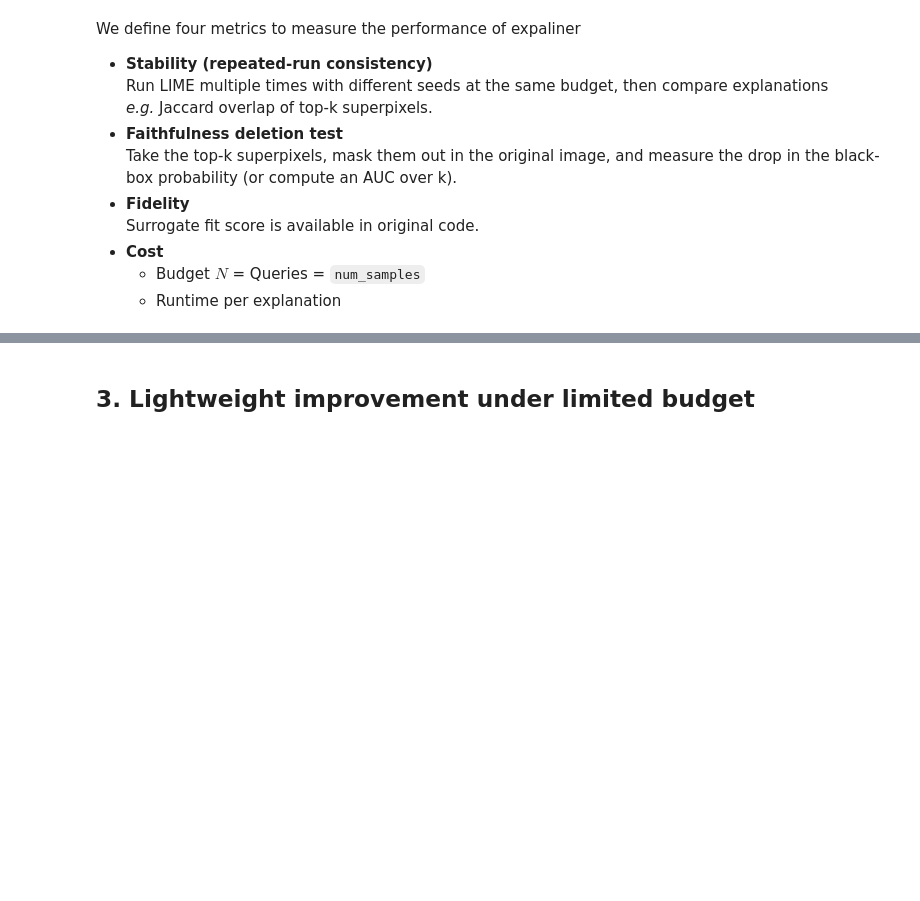
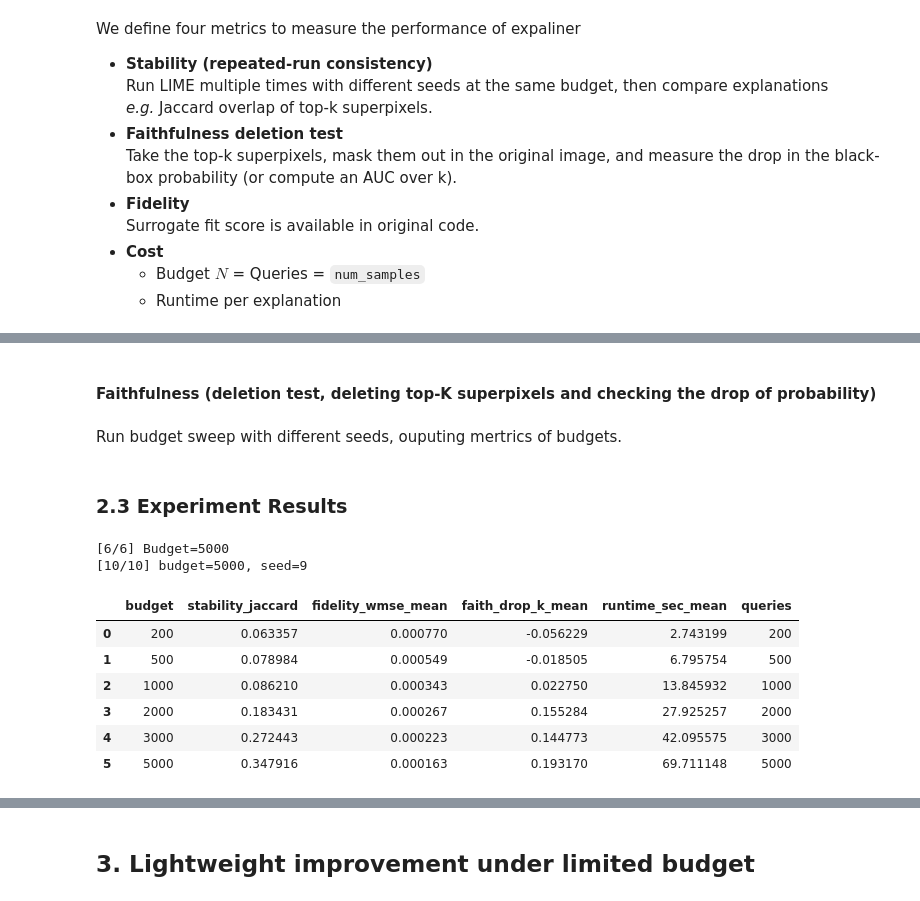
Before and after one commit to QihangFeng/Reliable-LIME-under-Query-Budget-Constraints, a Jupyter notebook: lime_budget_constraints.ipynb, the cells around one changed output, grey strips where cells are left out. Drawn from its saved outputs; the diff is of its cells as text; code cells hidden in the pictures; blank space fills up the shorter version.

Commit message:
Implement four metrics

```diff
--- a/lime_budget_constraints.ipynb
+++ b/lime_budget_constraints.ipynb
@@ -730,7 +741,7 @@ plt.show()
 # %% [output]
 [figure]
 # %%
-BUDGET = 2000
+BUDGET = 200
 explainer = LimeImageExplainer(random_state=0)
 explanation = explainer.explain_instance(
     img,
@@ -899,0 +1013,4 @@ We define four metrics to measure the performance of expaliner
+# %%
+r = run_lime_image_once_fixed_label(img, classifier_fn, segmentation_fn, budget=200, label_to_explain=ref_label, seed=0)
+print(r["exp"]._debug_easy_models.keys())
+print("wmse:", fidelity_wmse_from_run(r, ref_label))
@@ -899,0 +1040,30 @@ We define four metrics to measure the performance of expaliner
+# %% [markdown]
+#### **Faithfulness** (deletion test, deleting top-K superpixels and checking the drop of probability)
+# %%
+def mask_superpixels(img, segments, sp_ids, hide_color=0):
+    out = img.copy()
+    if np.isscalar(hide_color):
+        fill = np.array([hide_color, hide_color, hide_color], dtype=out.dtype)
+    else:
+        fill = np.array(hide_color, dtype=out.dtype).reshape(3,)
+    m = np.isin(segments, np.array(sp_ids, dtype=int))
+    out[m] = fill
+    return out
+
+def deletion_test(img, segments, classifier_fn, label, topk_ids, hide_color=0, k=10):
+    p0 = float(classifier_fn(img[None, ...])[0, label])
+    probs = [p0]
+    for m in range(1, k + 1):
+        img_del = mask_superpixels(img, segments, topk_ids[:m], hide_color=hide_color)
+        pm = float(classifier_fn(img_del[None, ...])[0, label])
+        probs.append(pm)
+
+    probs = np.array(probs, dtype=float)
+    drops = probs[0] - probs
+
+    x = np.linspace(0, 1, k + 1)
+    drop_k = float(drops[-1])
+
+    return drop_k
+# %% [markdown]
+Run budget sweep with different seeds, ouputing mertrics of budgets.
@@ -899,0 +1135,23 @@ We define four metrics to measure the performance of expaliner
+# %% [markdown]
+### 2.3 Experiment Results
+# %%
+budgets = [200, 500, 1000, 2000, 3000, 5000]
+seeds = list(range(10))
+segments, segmentation_fn = make_fixed_segmentation_fn(img, n_segments=100, compactness=10)
+
+df_runs, df_summary = budget_sweep_metrics(
+    img, segments, segmentation_fn, classifier_fn,
+    budgets, seeds, ref_label,
+    k=10, hide_color=0
+)
+df_summary
+# %% [output]
+[6/6] Budget=5000
+[10/10] budget=5000, seed=9
+|  | budget | stability_jaccard | fidelity_wmse_mean | faith_drop_k_mean | runtime_sec_mean | queries |
+| 0 | 200 | 0.063357 | 0.000770 | -0.056229 | 2.743199 | 200 |
+| 1 | 500 | 0.078984 | 0.000549 | -0.018505 | 6.795754 | 500 |
+| 2 | 1000 | 0.086210 | 0.000343 | 0.022750 | 13.845932 | 1000 |
+| 3 | 2000 | 0.183431 | 0.000267 | 0.155284 | 27.925257 | 2000 |
+| 4 | 3000 | 0.272443 | 0.000223 | 0.144773 | 42.095575 | 3000 |
+| 5 | 5000 | 0.347916 | 0.000163 | 0.193170 | 69.711148 | 5000 |
```
Also changed, not shown: parts of 13 cells of this notebook, 3 other files.
